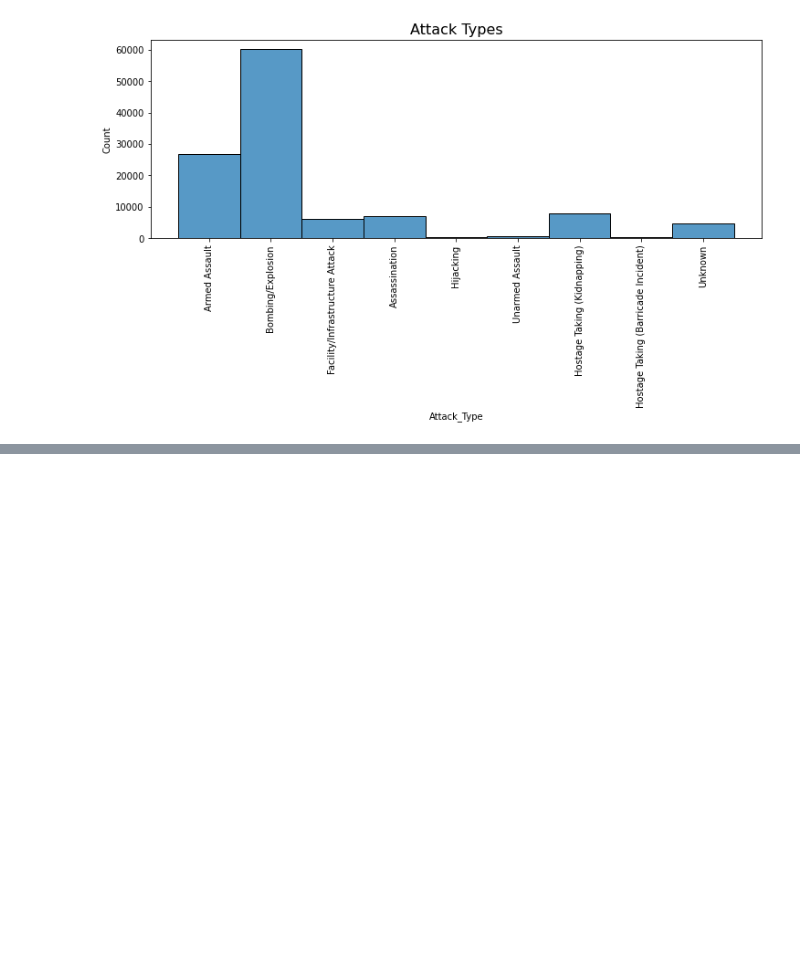
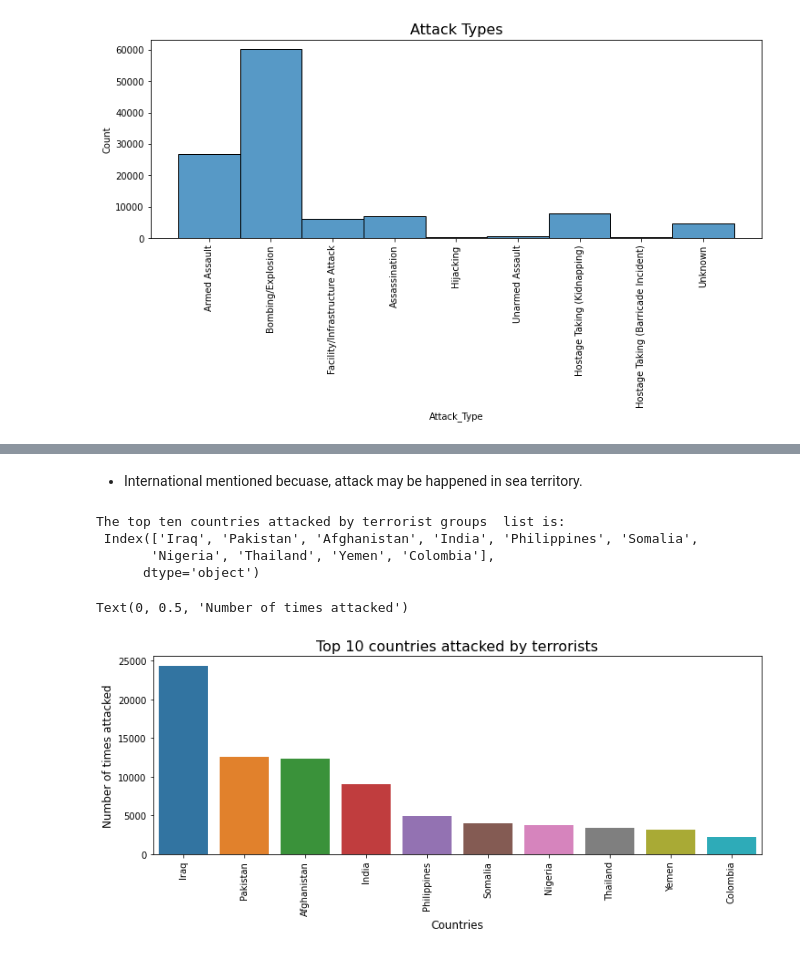
Before and after one commit to Kondasagar/Global-Terrorism-Analysis, a Jupyter notebook: Global_Terrorism_Analysis_Capstone_Project.ipynb, the cells around one changed output, grey strips where cells are left out. Drawn from its saved outputs; the diff is of its cells as text; code cells hidden in the pictures; blank space fills up the shorter version.

```diff
--- a/Global_Terrorism_Analysis_Capstone_Project.ipynb
+++ b/Global_Terrorism_Analysis_Capstone_Project.ipynb
@@ -393,0 +415,20 @@ Text(0.5, 1.0, 'Attack Types')
+# %% [markdown]
+* International mentioned becuase, attack may be happened in sea territory.
+# %%
+print(f"The top ten countries attacked by terrorist groups  list is: \n {new_df['Country'].value_counts()[:10].index}")
+# %% [output]
+The top ten countries attacked by terrorist groups  list is:
+ Index(['Iraq', 'Pakistan', 'Afghanistan', 'India', 'Philippines', 'Somalia',
+       'Nigeria', 'Thailand', 'Yemen', 'Colombia'],
+      dtype='object')
+# %%
+#  Countries which are most number of times attacked
+plt.figure(figsize=(12,4))
+sns.barplot(new_df['Country'].value_counts()[:10].index,new_df['Country'].value_counts()[:10].values)
+plt.title('Top 10 countries attacked by terrorists',fontsize=16)
+plt.xticks(rotation=90)
+plt.xlabel('Countries',fontsize=12)
+plt.ylabel('Number of times attacked',fontsize=12)
+# %% [output]
+Text(0, 0.5, 'Number of times attacked')
+[figure, added]
```
Also changed, not shown: parts of 17 cells of this notebook.
